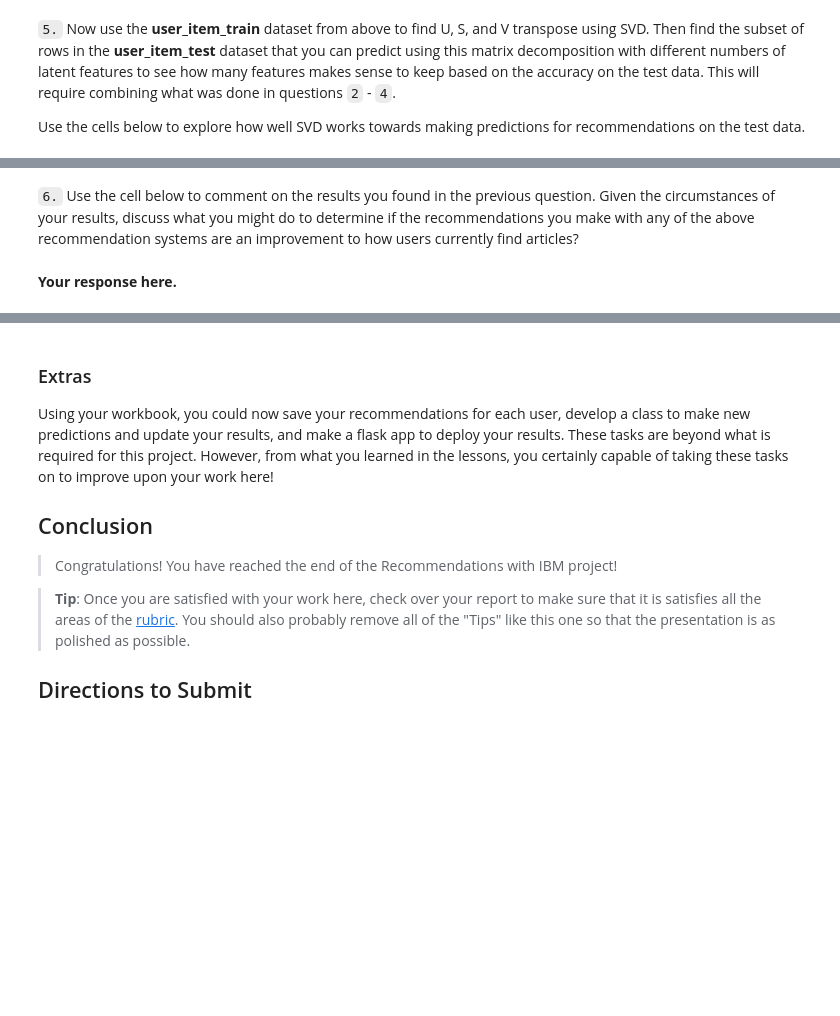
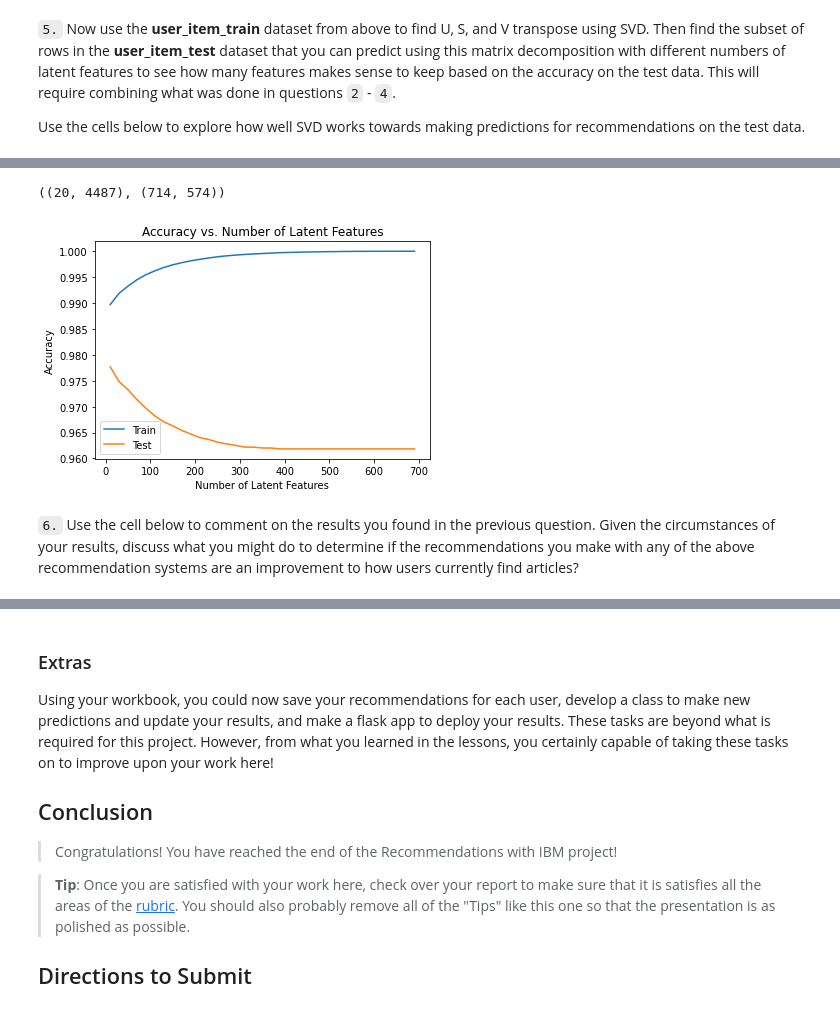
Before and after one commit to uforodavid/Recommendations-with-IBM, a Jupyter notebook: Recommendations_with_IBM.ipynb, the cells around one changed output, grey strips where cells are left out. Cells and saved outputs as stored; diff of their text form; code cells hidden in the pictures; blank space fills up the shorter version.

```diff
--- a/Recommendations_with_IBM.ipynb
+++ b/Recommendations_with_IBM.ipynb
@@ -917,7 +936,50 @@ TypeError: No loop matching the specified signature and casting was found for uf
 # %%
 # Use these cells to see how well you can use the training
 # decomposition to predict on test data
+# Use these cells to see how well you can use the training
+# decomposition to predict on test data
+row_idx = user_item_train.index.isin(test_idx)
+col_idx = user_item_train.columns.isin(test_arts)
+
+u_test = u_train[row_idx, :]
+vt_test = vt_train[:, col_idx]
+# %%
+u_test.shape, vt_test.shape
+# %% [output]
+((20, 4487), (714, 574))
+# %%
+num_latent_feats = np.arange(10,700+10,20)
+sum_errs_train = []
+sum_errs_test = []
+
+for k in num_latent_feats:
+
+    # restructure with k latent features
+    s_train_new, u_train_new, vt_train_new = np.diag(s_train[:k]), u_train[:, :k], vt_train[:k, :]
+    u_test_new, vt_test_new = u_test[:, :k], vt_test[:k, :]
+
+    # take dot product
+    user_item_train_est = np.around(np.dot(np.dot(u_train_new, s_train_new), vt_train_new))
+    user_item_test_ets = np.around(np.dot(np.dot(u_test_new, s_train_new), vt_test_new))
+
+    # Calculate the error of each prediction with the true value
+    diffs_train = np.subtract(user_item_train, user_item_train_est)
+    diffs_test = np.subtract(user_item_test, user_item_test_ets)
+
+    # Total Error
+    err_train = np.sum(np.sum(np.abs(diffs_train)))
+    err_test = np.sum(np.sum(np.abs(diffs_test)))
+
+    sum_errs_train.append(err_train)
+    sum_errs_test.append(err_test)
+# %%
+plt.plot(num_latent_feats, 1 - np.array(sum_errs_train)/(user_item_train.shape[0]*user_item_test.shape[1]), label='Train');
+plt.plot(num_latent_feats, 1 - np.array(sum_errs_test)/(user_item_test.shape[0]*user_item_test.shape[1]), label='Test');
+plt.xlabel('Number of Latent Features');
+plt.ylabel('Accuracy');
+plt.title('Accuracy vs. Number of Latent Features');
+plt.legend();
+# %% [output]
+[figure, added]
 # %% [markdown]
 `6.` Use the cell below to comment on the results you found in the previous question. Given the circumstances of your results, discuss what you might do to determine if the recommendations you make with any of the above recommendation systems are an improvement to how users currently find articles?
-# %% [markdown]
-**Your response here.**
```
Also changed, not shown: parts of 18 cells of this notebook, 3 other files.
